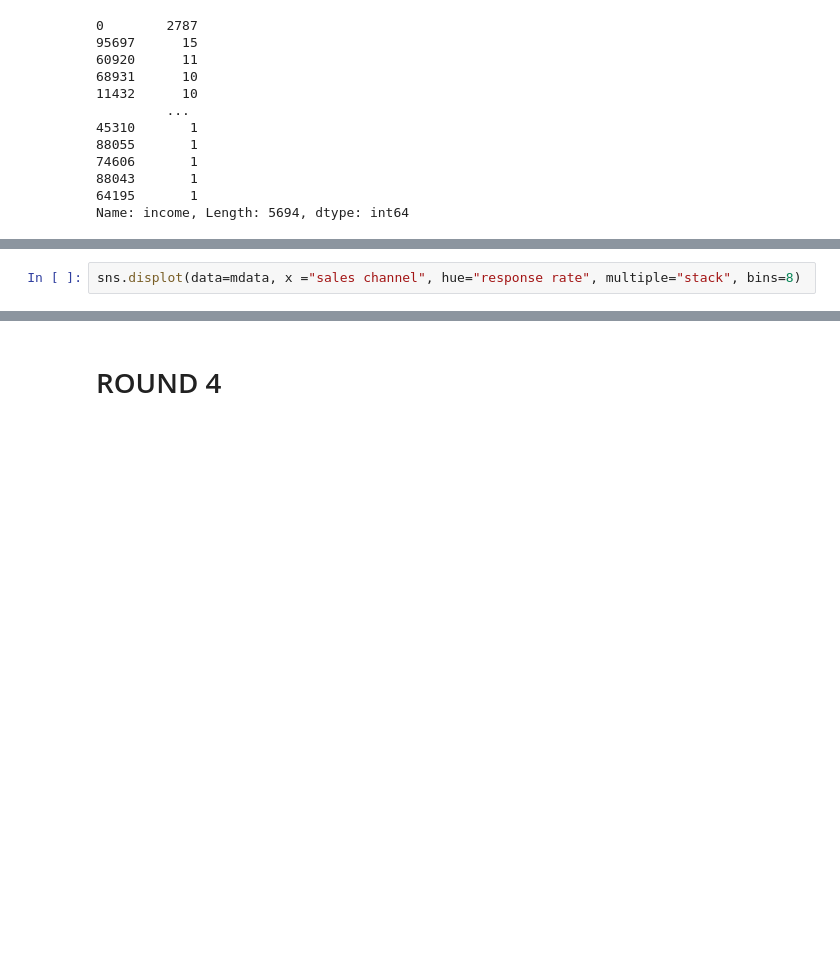
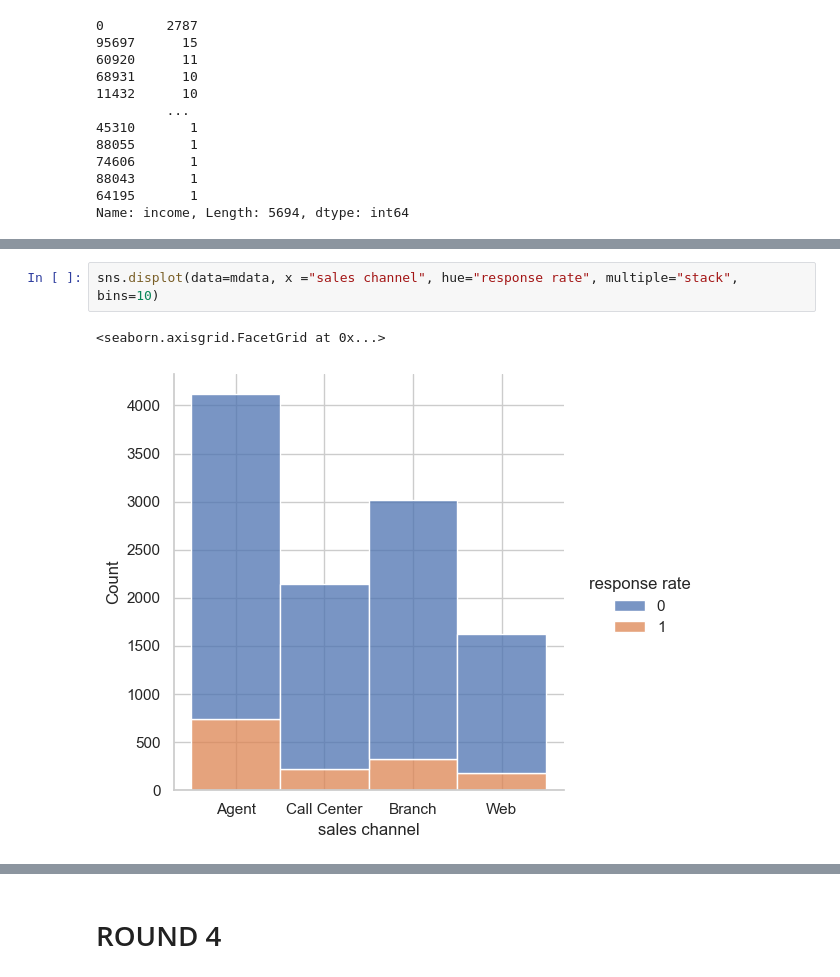
Before and after one commit to ayeshasakhawat/lab-customer-analysis-round-2, a Jupyter notebook: files_for_lab/csv_files/Customer Analysis - Round 2 & 3.ipynb, the cells around one changed output, grey strips where cells are left out. Cells and saved outputs as stored; diff of their text form; blank space fills up the shorter version.

```diff
--- a/files_for_lab/csv_files/Customer Analysis - Round 2 & 3.ipynb
+++ b/files_for_lab/csv_files/Customer Analysis - Round 2 & 3.ipynb
@@ -557,3 +556,6 @@ sns.displot(data=mdata, x ="total claim amount", hue="response rate", multiple="
 # %%
-sns.displot(data=mdata, x ="sales channel", hue="response rate", multiple="stack", bins=8)
+sns.displot(data=mdata, x ="sales channel", hue="response rate", multiple="stack", bins=10)
+# %% [output]
+<seaborn.axisgrid.FacetGrid at 0x...>
+[figure, added]
 # %%
```
Also changed, not shown: parts of 3 cells of this notebook.
